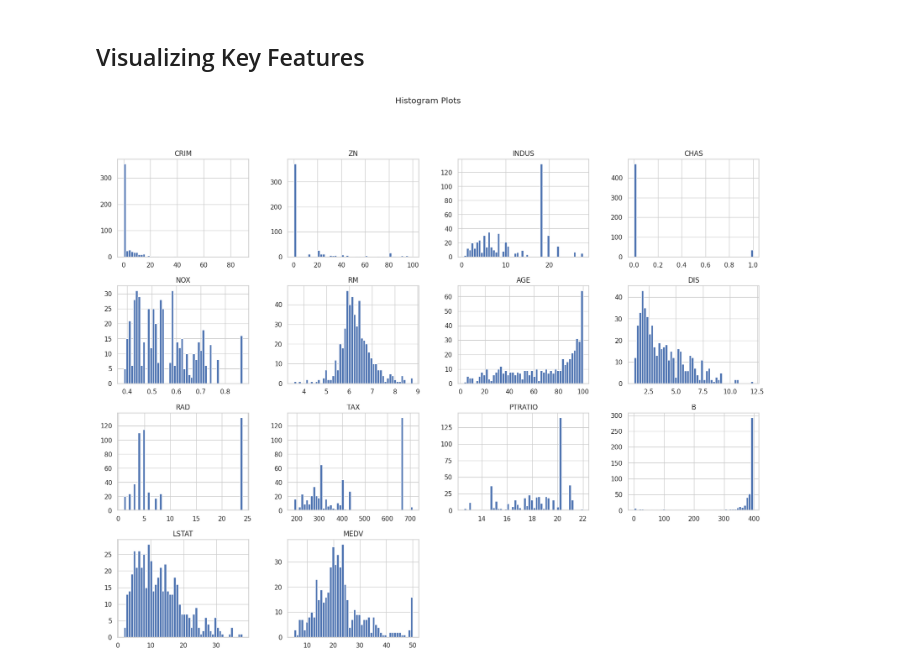
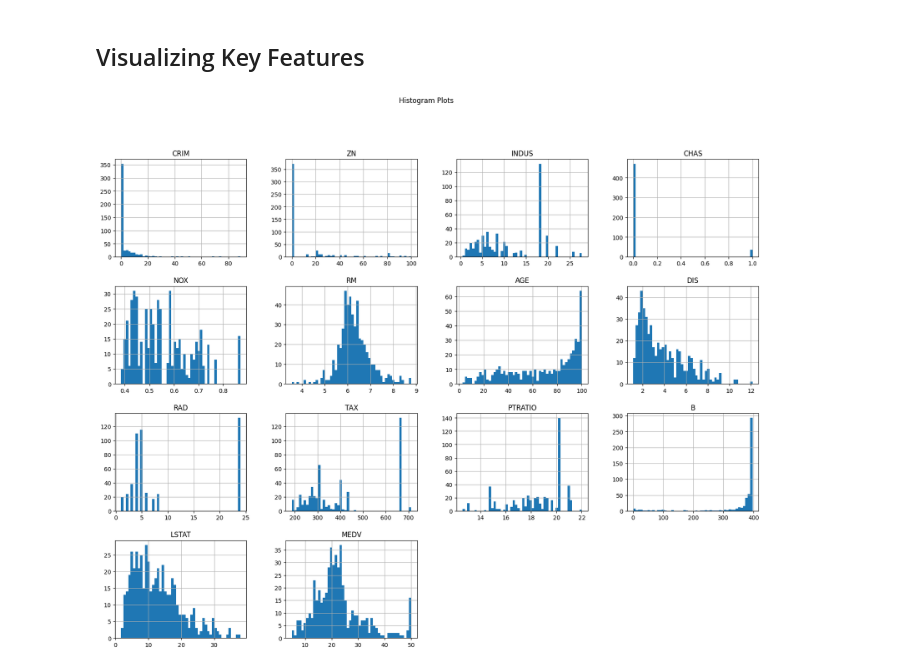
Before and after one commit to Wrudra/CSE-445-Machine-Learning-Assignment-1-Spring-2025, a Jupyter notebook: boston-housing-cse445-assignment.ipynb, the cells around one changed output. Cells and saved outputs as stored; diff of their text form; code cells hidden in the pictures.

```diff
--- a/boston-housing-cse445-assignment.ipynb
+++ b/boston-housing-cse445-assignment.ipynb
@@ -75,12 +67,9 @@ dtype: int64
 # %% [markdown]
 ## Visualizing Key Features
 # %%
-# Set the aesthetic style of the plots
-sns.set(style="whitegrid")
-
 # Plot histograms for all numerical features
-dataset_cleaned.hist(bins=50, figsize=(20, 15))
+df.hist(bins=50, figsize=(20, 15))
 plt.suptitle("Histogram Plots")
 plt.show()
 # %% [output]
-[figure, old version]
+[figure, new version]
```
Also changed, not shown: parts of 2 cells of this notebook.
